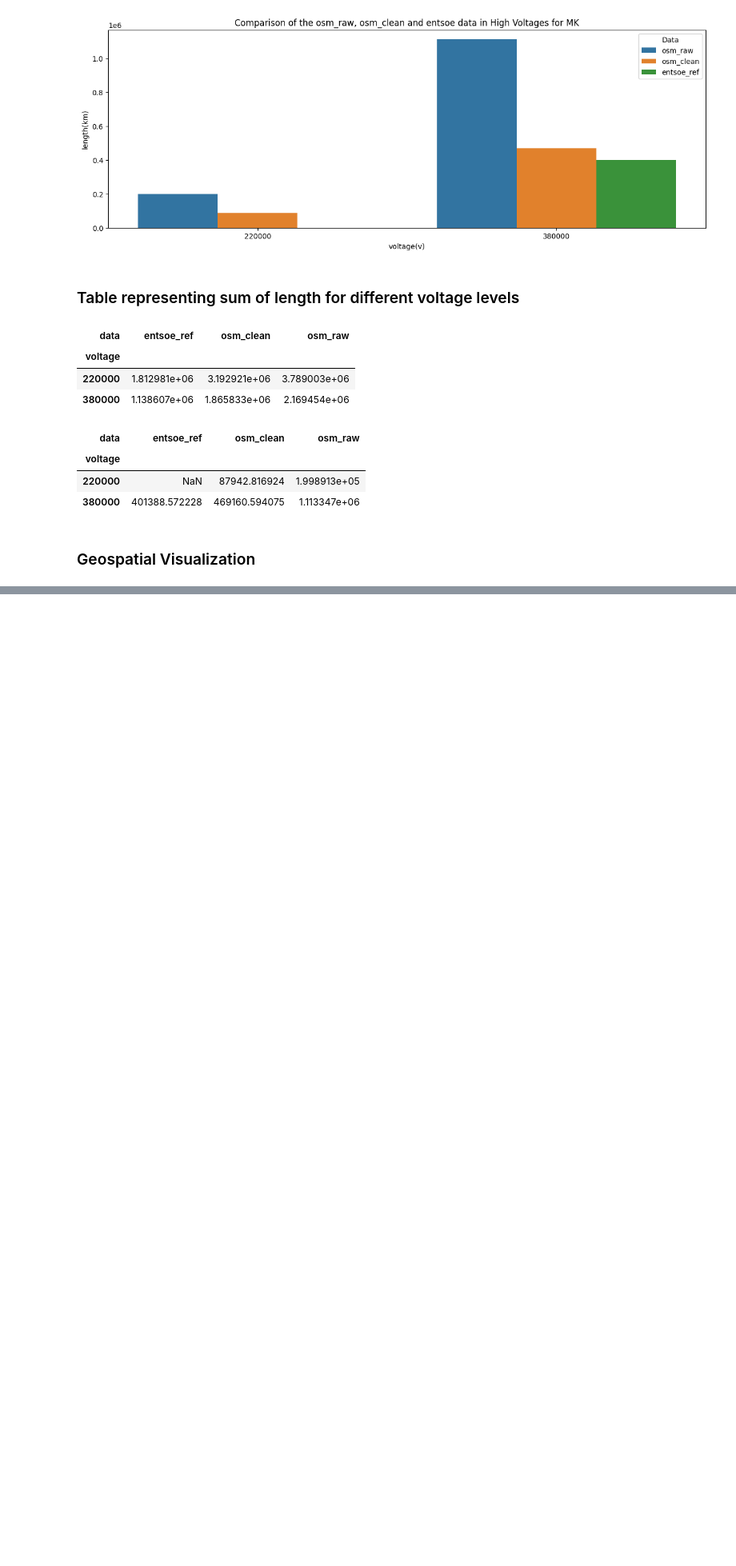
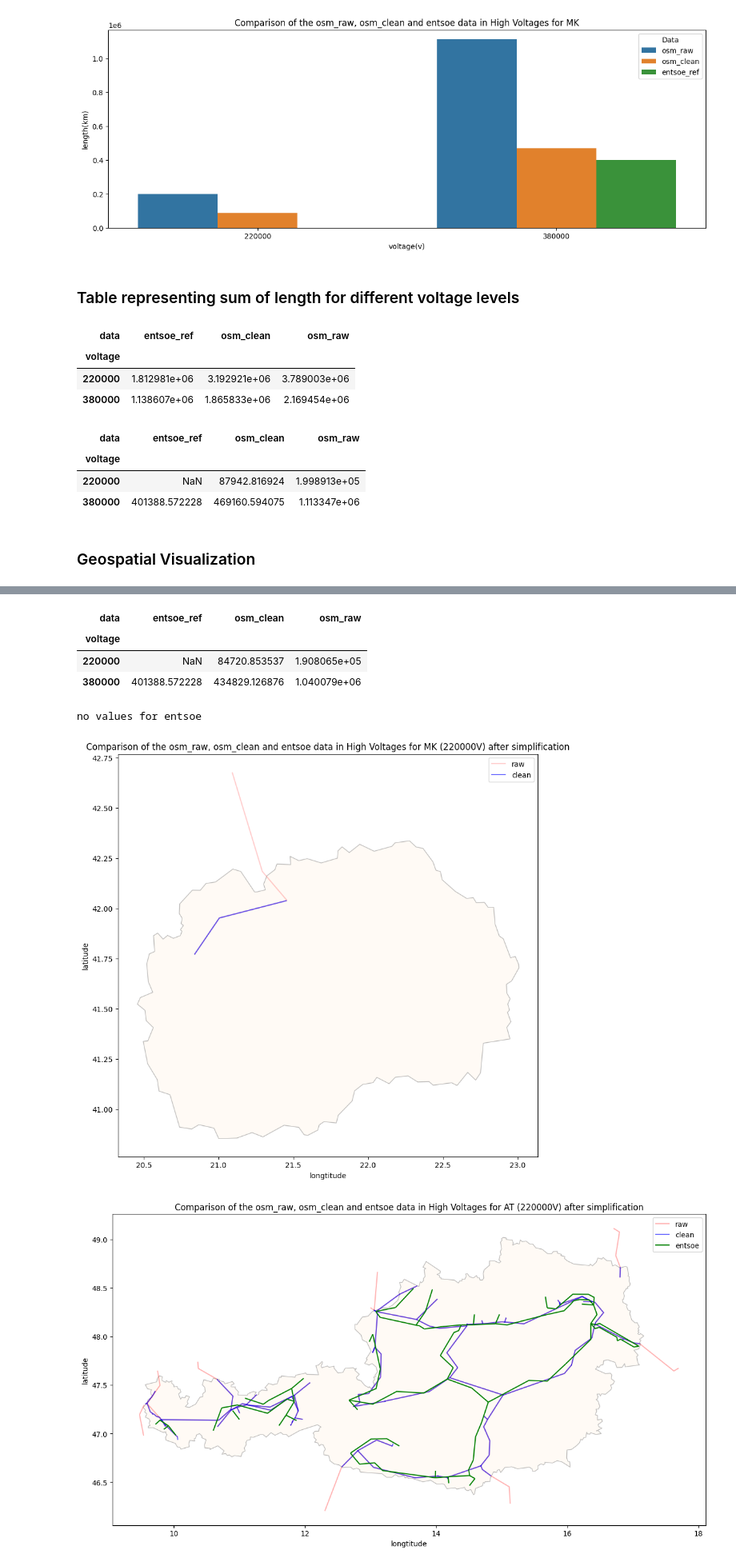
Before and after one commit to pypsa-meets-earth/documentation, a Jupyter notebook: notebooks/validation/lines_comparison_for_at_and_mk_against_entsoe.ipynb, the cells around one changed output, grey strips where cells are left out. Shown at 80% size. Cells and saved outputs as stored; diff of their text form; code cells hidden in the pictures; blank space fills up the shorter version.

```diff
--- a/notebooks/validation/lines_comparison_for_at_and_mk_against_entsoe.ipynb
+++ b/notebooks/validation/lines_comparison_for_at_and_mk_against_entsoe.ipynb
@@ -260,0 +316,48 @@ no values for entsoe
+# %%
+mk_dataframe_copy.pivot(index='voltage', columns='data', values='length')
+# %% [output]
+| data | entsoe_ref | osm_clean | osm_raw |
+| voltage |  |  |  |
+| 220000 | NaN | 84720.853537 | 1.908065e+05 |
+| 380000 | 401388.572228 | 434829.126876 | 1.040079e+06 |
+# %%
+def geospatial_plot_simplified(voltage_level: int):
+    """
+    Function takes voltage level and plot a geospatial plot based on the voltage_level for simplified data
+    """
+
+    ax_mk = mk_country_shape.plot(edgecolor='grey', alpha=.5, figsize=(15,10),cmap='OrRd')
+    # ctx.add_basemap(ax, source=ctx.providers.Stamen.Terrain, crs='EPSG:4326',zoom='auto', alpha=0.5)
+
+    mk_osm_raw_lines_copy[mk_osm_raw_lines_copy['voltage'] == voltage_level].plot(figsize=(15,10), color="red", alpha=0.2, ax=ax_mk, label='raw')
+    mk_osm_clean_lines_copy[mk_osm_clean_lines_copy['voltage'] == voltage_level].plot(figsize=(15,10), color="blue", alpha=0.6, ax=ax_mk, label='clean')
+
+    # to handle empty values in entsoe data in voltage level 220000 in MK data
+    try:
+        entsoe_ref[(entsoe_ref['if_mk'] == True) & (entsoe_ref['voltage'] == voltage_level)].plot(figsize=(15,10), color='green', alpha=1.0, ax=ax_mk, label='entsoe')
+    except ValueError:
+        print("no values for entsoe")
+    plt.title(f"Comparison of the osm_raw, osm_clean and entsoe data in High Voltages for MK ({voltage_level}V) after simplification")
+    plt.xlabel("longtitude")
+    plt.ylabel("latitude")
+    plt.legend()
+    plt.show()
+
+    ax_at = at_country_shape.plot(edgecolor='grey', alpha=.5, figsize=(15,10),cmap='OrRd')
+    # ctx.add_basemap(ax, source=ctx.providers.Stamen.Terrain, crs='EPSG:4326',zoom='auto', alpha=0.5)
+
+    at_osm_raw_lines_copy[at_osm_raw_lines_copy['voltage'] == voltage_level].plot(figsize=(15,10), color="red", alpha=0.3, ax=ax_at, label='raw')
+    at_osm_clean_lines_copy[at_osm_clean_lines_copy['voltage'] == voltage_level].plot(figsize=(15,10), color="blue", alpha=0.6, ax=ax_at, label='clean')
+    entsoe_ref[(entsoe_ref['if_at'] == True) & (entsoe_ref['voltage'] == voltage_level)].plot(figsize=(15,10), color='green', alpha=1.0, ax=ax_at, label='entsoe')
+
+    plt.title(f"Comparison of the osm_raw, osm_clean and entsoe data in High Voltages for AT ({voltage_level}V) after simplification")
+    plt.xlabel("longtitude")
+    plt.ylabel("latitude")
+    plt.legend()
+# %%
+geospatial_plot_simplified(220000)
+geospatial_plot_simplified(380000)
+# %% [output]
+no values for entsoe
+[figure, added]
+[figure, added]
```
Also changed, not shown: parts of 19 cells of this notebook.
